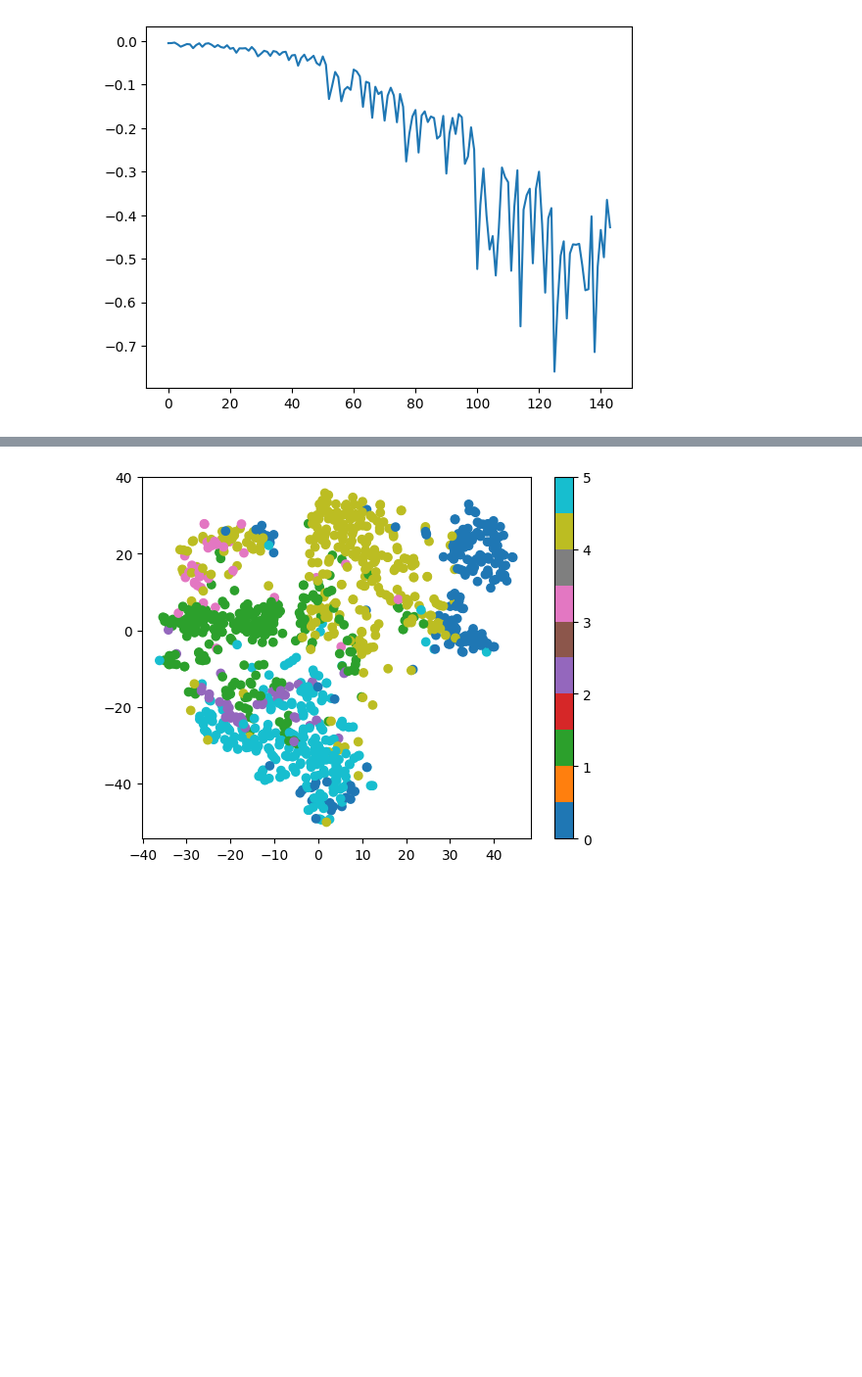
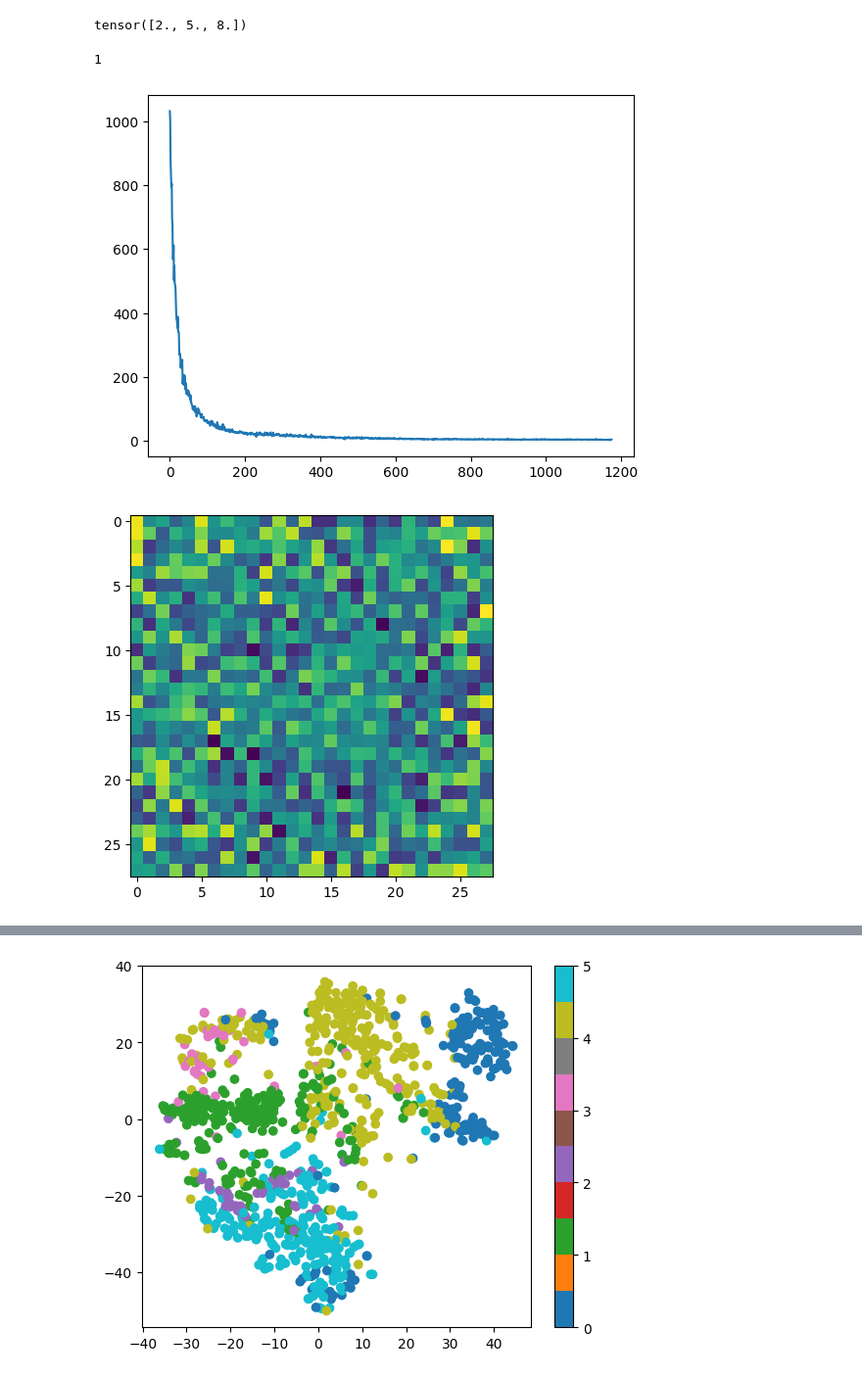
Before and after one commit to Teachable-AI-Lab/cobweb-nn, a Jupyter notebook: cobwebNN-dev.ipynb, the cells around one changed output, grey strips where cells are left out. Shown at 98% size. Cells and saved outputs as stored; diff of their text form; code cells hidden in the pictures; blank space fills up the shorter version.

```diff
--- a/cobwebNN-dev.ipynb
+++ b/cobwebNN-dev.ipynb
@@ -20,7 +20,9 @@ import untils
 download = False
 dataset_class = datasets.MNIST
 mnist_transform = [transforms.ToTensor()]
-# mnist_transform.append(transforms.Normalize((0.1307,), (0.3081,)))
+# add normalization to the transform list such that all values are strictly greater than 0
+mnist_transform.append(transforms.Lambda(lambda x: x + 1e-5))
+
 dataset_transform = transforms.Compose(mnist_transform)
 mnist_train = dataset_class('data/MNIST', train=True, download=download, transform=dataset_transform)
 mnist_test = dataset_class('data/MNIST', train=False, download=download, transform=dataset_transform)
@@ -75,0 +78,5 @@ tensor([[[[0.0000, 0.0000, 0.0000, 0.0000, 0.0000, 0.0000, 0.0000, 0.0000,
+# %%
+temp_x = torch.tensor([1, 2, 3, 4, 5, 6, 7, 8, 9, 10], dtype=torch.float32)
+temp_x[1::3]
+# %% [output]
+tensor([2., 5., 8.])
@@ -222,11 +1140,22 @@ mnist_test_9_7 = untils.filter_by_label(mnist_test, [9, 7])
+# %%
+mnist_train_9_7[0][1]
+# %% [output]
+1
 # %%
-n_layers = 1
-model = CobwebNN(n_layers=n_layers, branch_factor=2, n_hidden=784).to('cuda')
-optimizer = optim.Adam(model.parameters(), lr=1e-4)
+n_layers = 4
+model = CobwebNN(n_layers=n_layers, branch_factor=2, n_hidden=784,
+                 n_classes=10, do_reprerentation_learning=False)
+# model = CobwebSparse(n_layers=n_layers, branch_factor=2, n_input=64).to('cuda')
 
+model.to('cuda')
+optimizer = optim.Adam(model.parameters(), lr=3e-3)
 
-
-
-untils.train_model(model, mnist_train_9_7, optimizer, epochs=3, batch_size=256, show_loss=True, device='cuda', verbose=False, early_break=False)
+untils.train_model(model, mnist_train, True, optimizer, epochs=5, batch_size=256, show_loss=True,
+                   device='cuda', verbose=False, early_break=False)
+# display root_mean in matplotlib
+root_mean = model.root_mean.cpu().detach().numpy().reshape(28, 28)
+plt.imshow(root_mean)
+plt.show()
 # %% [output]
-[figure, old version]
+[figure, new version]
+[figure, added]
```
Also changed, not shown: parts of 13 cells of this notebook, 5 other files.
